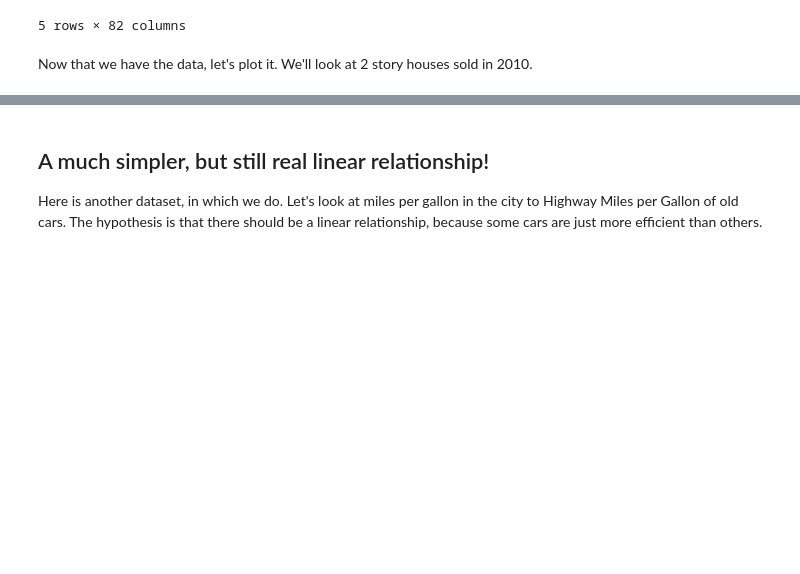
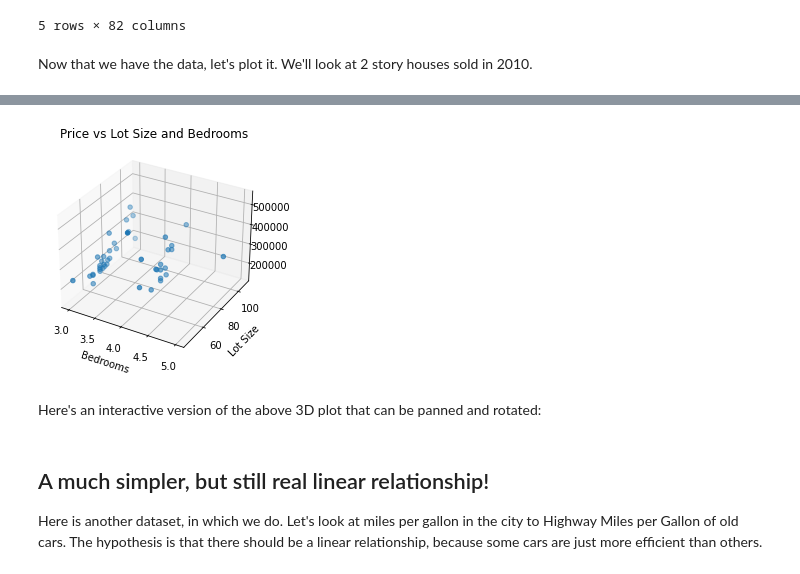
Before and after one commit to mmarquez76/data-science-workshop, a Jupyter notebook: PantherHacks Data Science Workshop.ipynb, the cells around one changed output, grey strips where cells are left out. Cells and saved outputs as stored; diff of their text form; code cells hidden in the pictures; blank space fills up the shorter version.

```diff
--- a/PantherHacks Data Science Workshop.ipynb
+++ b/PantherHacks Data Science Workshop.ipynb
@@ -80,3 +80,16 @@ plt.show()
+# %%
+%matplotlib inline
+fig = plt.figure()
+ax = fig.add_subplot(111, projection='3d')
+ax.scatter(bedroom, lot, price)
+plt.title('Price vs Lot Size and Bedrooms')
+plt.xlabel('Bedrooms')
+plt.ylabel('Lot Size')
+plt.show(block=True)
+# %% [output]
+[figure, added]
+# %% [markdown]
+Here's an interactive version of the above 3D plot that can be panned and rotated:
 # %%
 %matplotlib qt
 fig = plt.figure()
```
Also changed, not shown: parts of 6 cells of this notebook, 2 other files.
